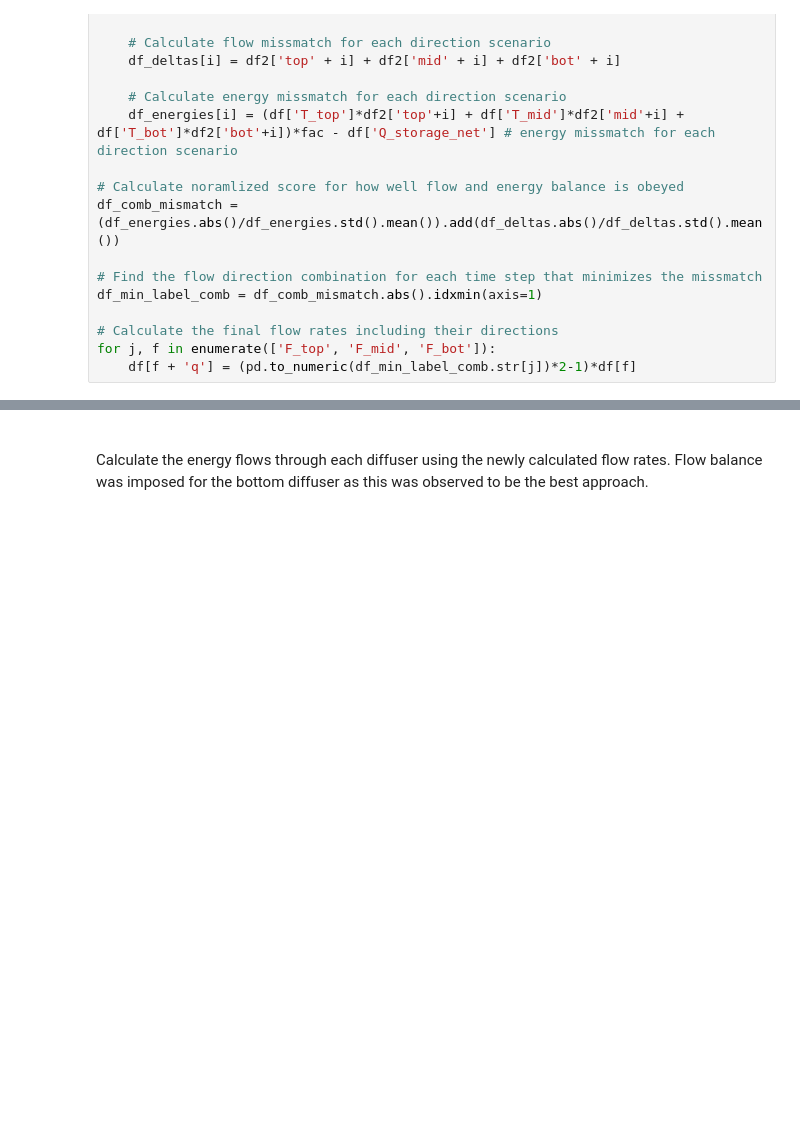
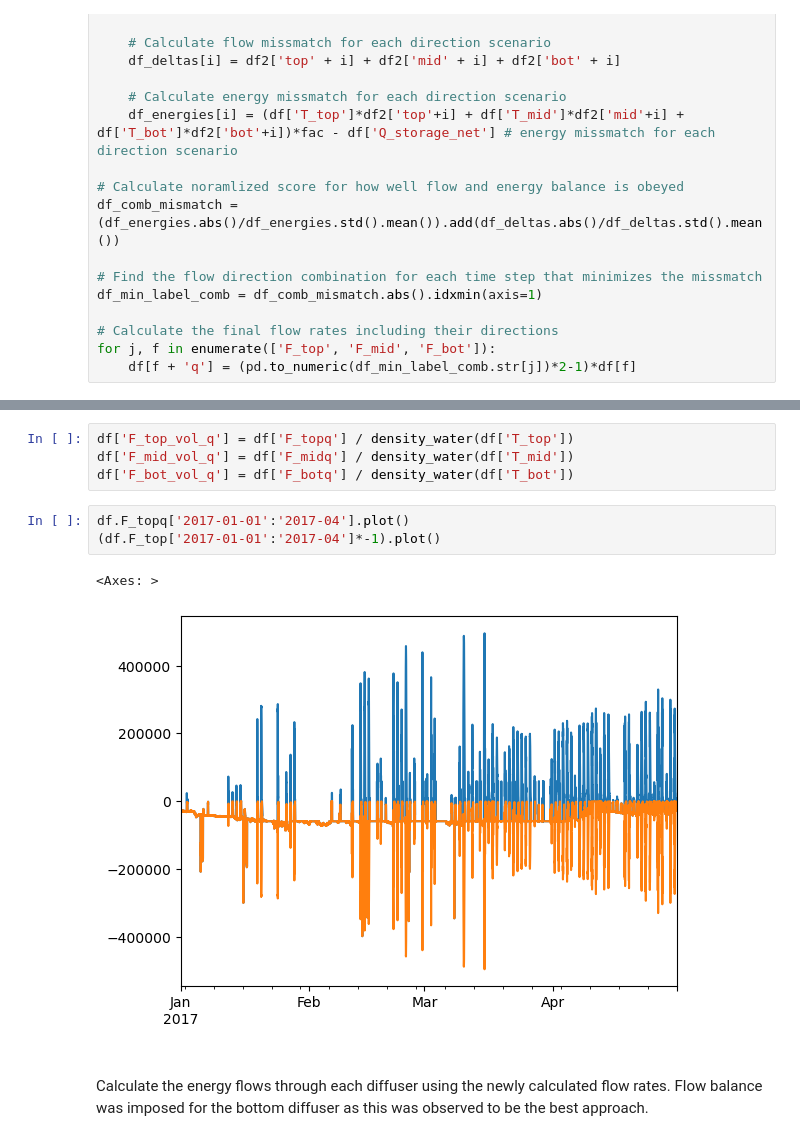
Before and after one commit to petergroenning/thesis_project, a Jupyter notebook: notebooks/Dronninglund_flow_directions_GitHub.ipynb, the cells around one changed output, grey strips where cells are left out. Cells and saved outputs as stored; diff of their text form; blank space fills up the shorter version.

```diff
--- a/notebooks/Dronninglund_flow_directions_GitHub.ipynb
+++ b/notebooks/Dronninglund_flow_directions_GitHub.ipynb
@@ -139,3 +154,13 @@ for j, f in enumerate(['F_top', 'F_mid', 'F_bot']):
+# %%
+df['F_top_vol_q'] = df['F_topq'] / density_water(df['T_top'])
+df['F_mid_vol_q'] = df['F_midq'] / density_water(df['T_mid'])
+df['F_bot_vol_q'] = df['F_botq'] / density_water(df['T_bot'])
+# %%
+df.F_topq['2017-01-01':'2017-04'].plot()
+(df.F_top['2017-01-01':'2017-04']*-1).plot()
+# %% [output]
+<Axes: >
+[figure, added]
 # %% [markdown]
 <br> Calculate the energy flows through each diffuser using the newly calculated flow rates. Flow balance was imposed for the bottom diffuser as this was observed to be the best approach.
 # %%
```
Also changed, not shown: parts of 2 cells of this notebook, 25 other files.
